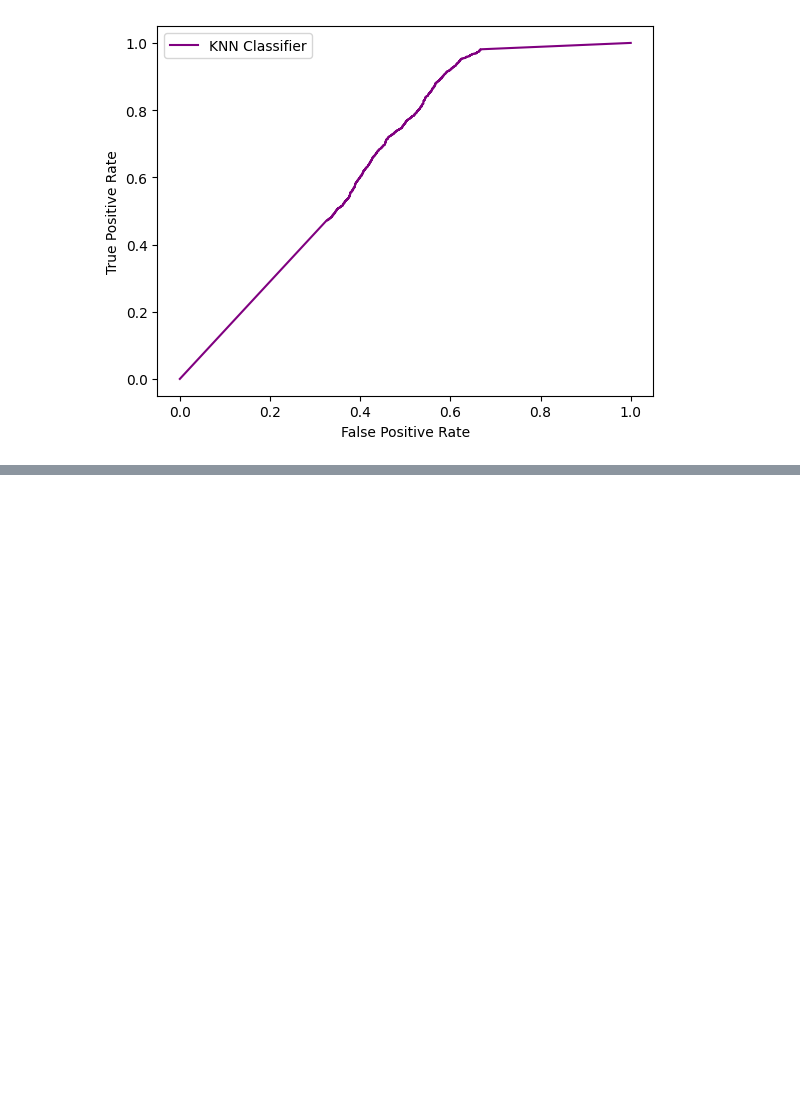
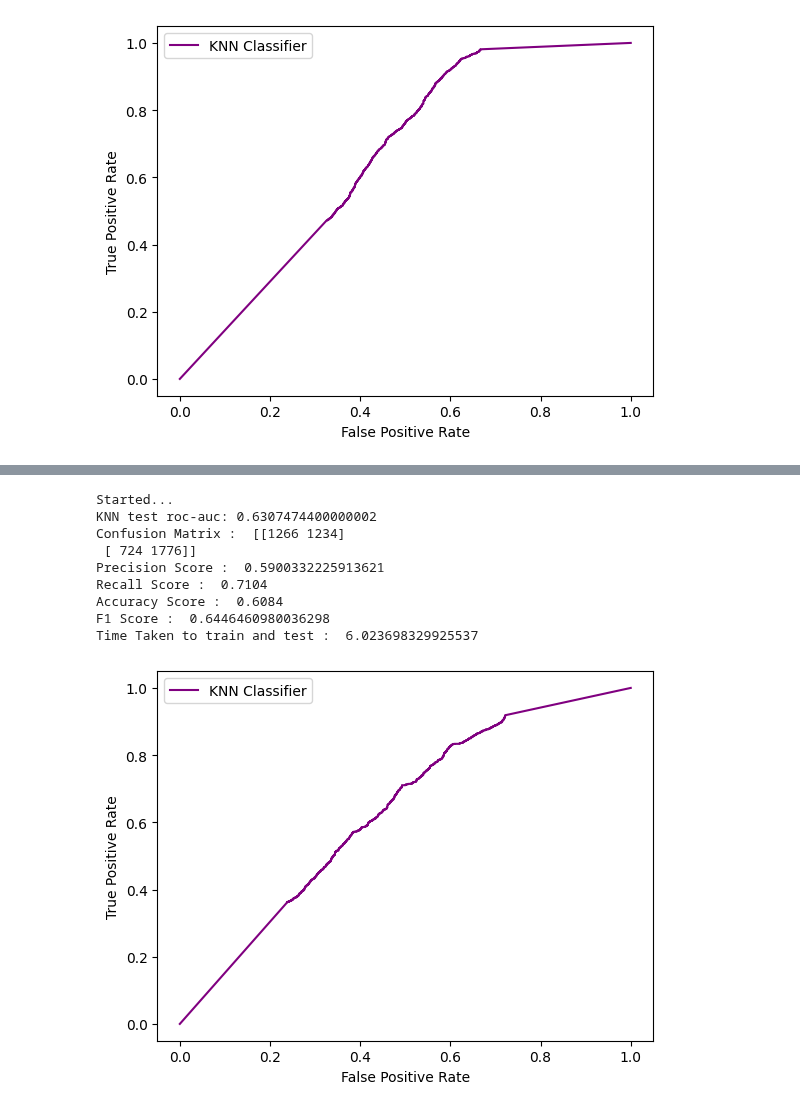
Before and after one commit to bisalgt/playground, a Jupyter notebook: learn_redpitaya/Hyperparameter tunning KNN Classifier.ipynb, the cells around one changed output, grey strips where cells are left out. Cells and saved outputs as stored; diff of their text form; code cells hidden in the pictures; blank space fills up the shorter version.

```diff
--- a/learn_redpitaya/Hyperparameter tunning KNN Classifier.ipynb
+++ b/learn_redpitaya/Hyperparameter tunning KNN Classifier.ipynb
@@ -660,0 +663,79 @@ pickle.dump(min_max_scaler, open("final_trained_knn/min_max_scalar.pkl", "wb"))
+# %%
+from sklearn.preprocessing import MinMaxScaler
+import pandas as pd
+from sklearn.neighbors import KNeighborsClassifier
+from sklearn.model_selection import RandomizedSearchCV, train_test_split
+from sklearn.metrics import accuracy_score, make_scorer, roc_auc_score, precision_score, \
+                                recall_score, confusion_matrix, f1_score, roc_curve
+from matplotlib import pyplot
+import time
+import pickle
+
+print("Started...")
+
+folder_name = "final_trained_knn"
+
+# Load the dataset
+data = pd.read_csv('test_dataframe_2403.csv', header=None)
+
+# Split the dataset into features and target variable
+# Split the dataset into features and target variable
+X_test = data.iloc[:, 1:] # features
+y_test = data.iloc[:, 0] # target variable
+
+knn_classifier = pickle.load(open(f"{folder_name}/knn_classifier_model.sav", "rb"))
+
+min_max_scaler = pickle.load(open(f"{folder_name}/min_max_scalar.pkl", "rb"))
+
+
+# For test data we transform based on fitting on training data. It is taken from RAM, not initialized here
+X_test = min_max_scaler.transform(X_test)
+
+
+start_time = time.time()
+# Use the pretrained available on RAM -  KNN Classifier
+
+
+ytest_pred = knn_classifier.predict_proba(X_test)
+print('KNN test roc-auc: {}'.format(roc_auc_score(y_test, ytest_pred[:,1])))
+# Taking prediciton of positive class only
+ytest_pred = ytest_pred[:, 1]
+auc_score = roc_auc_score(y_test, ytest_pred)
+#Confusion Matrix
+y_pred = knn_classifier.predict(X_test)
+knn_conf_matx = confusion_matrix(y_test, y_pred)
+knn_f1_score = f1_score(y_test, y_pred)
+print("Confusion Matrix : ", knn_conf_matx)
+print("Precision Score : ", precision_score(y_test, y_pred))
+print("Recall Score : ", recall_score(y_test, y_pred))
+print("Accuracy Score : ", accuracy_score(y_test, y_pred))
+print("F1 Score : ", knn_f1_score)
+# summarize scores
+knn_fpr, knn_tpr, thresholds4 = roc_curve(y_test, ytest_pred)
+
+print("Time Taken to train and test : ", time.time() - start_time)
+
+
+# plot the roc curve for the model
+pyplot.plot(knn_fpr, knn_tpr, color="purple", label='KNN Classifier')
+
+# axis labels
+pyplot.xlabel('False Positive Rate')
+pyplot.ylabel('True Positive Rate')
+# show the legend
+pyplot.legend()
+#save the image
+# pyplot.savefig(f'{folder_name}/test2403_roc_auc_curve.svg', format='svg')
+# show the plot
+pyplot.show()
+# %% [output]
+Started...
+KNN test roc-auc: 0.6307474400000002
+Confusion Matrix :  [[1266 1234]
+ [ 724 1776]]
+Precision Score :  0.5900332225913621
+Recall Score :  0.7104
+Accuracy Score :  0.6084
+F1 Score :  0.6446460980036298
+Time Taken to train and test :  6.023698329925537
+[figure, added]
```
Also changed, not shown: parts of 2 cells of this notebook, 12 other files.
